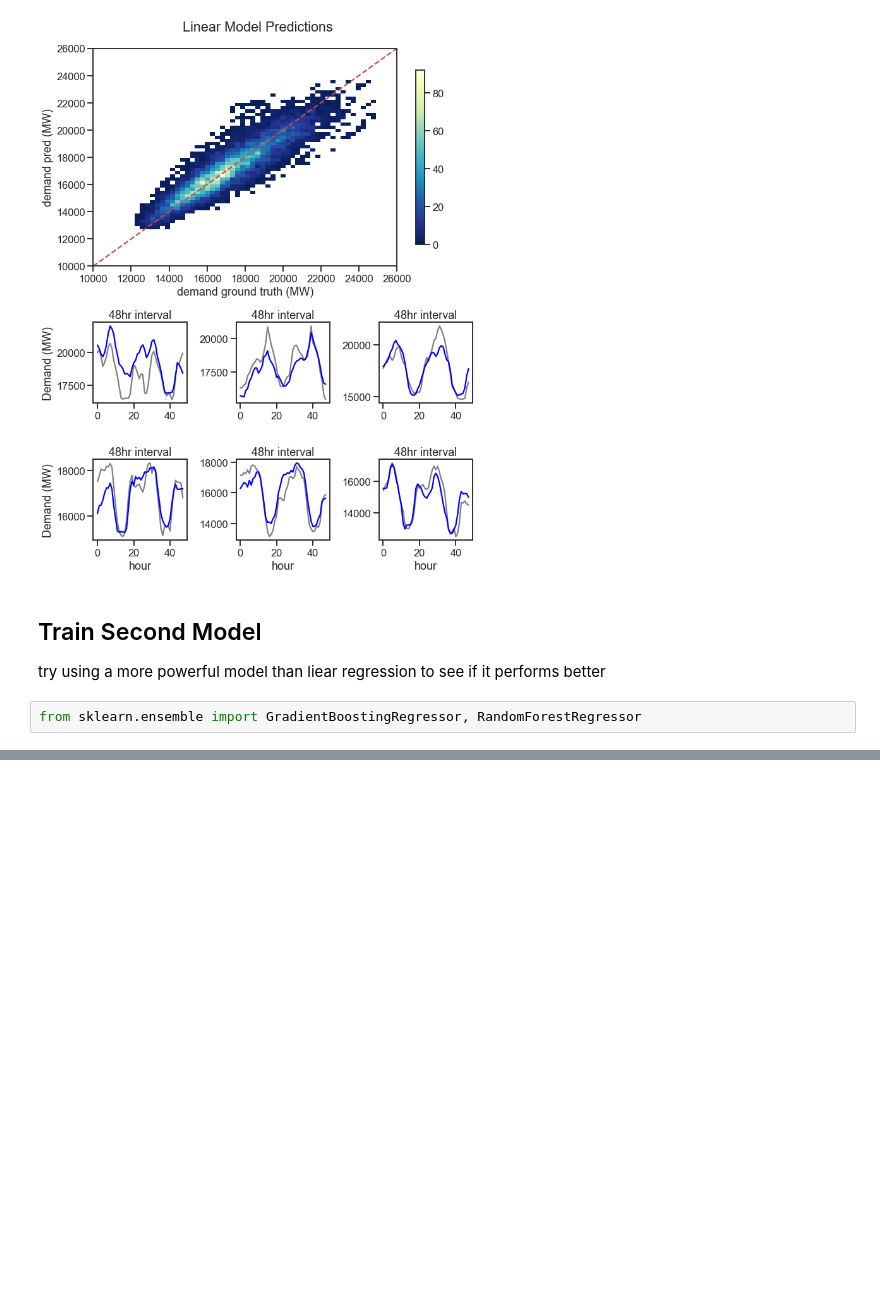
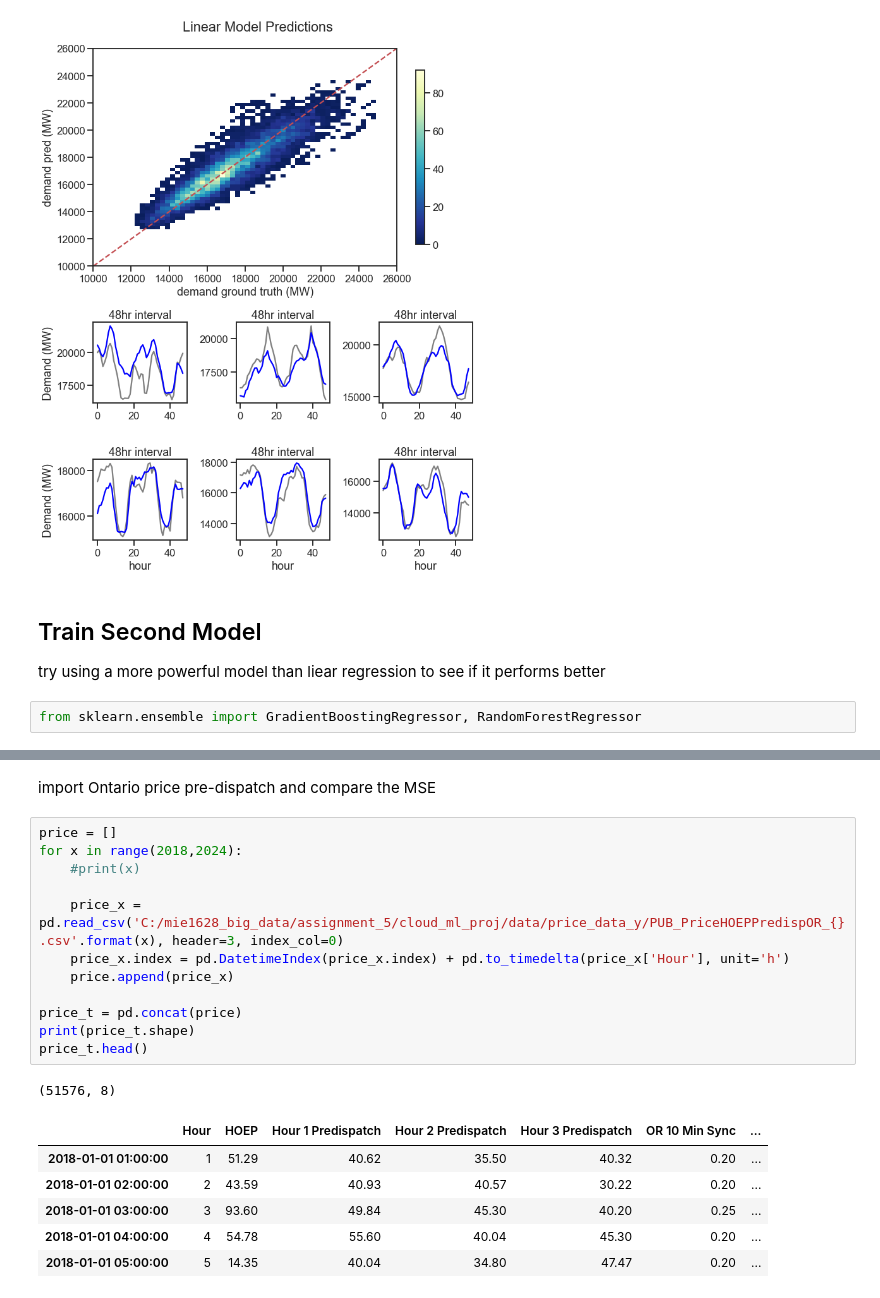
Before and after one commit to KeaganHRankin/cloud_ml_proj, a Jupyter notebook: models/model_1.ipynb, the cells around one changed output, grey strips where cells are left out. Cells and saved outputs as stored; diff of their text form; blank space fills up the shorter version.

```diff
--- a/models/model_1.ipynb
+++ b/models/model_1.ipynb
@@ -301,0 +339,22 @@ rand_plottr(y_test, y_pred2, colo='purple', title='Boosting Model Predictions')
+# %% [markdown]
+import Ontario price pre-dispatch and compare the MSE
+# %%
+price = []
+for x in range(2018,2024):
+    #print(x)
+
+    price_x = pd.read_csv('C:/mie1628_big_data/assignment_5/cloud_ml_proj/data/price_data_y/PUB_PriceHOEPPredispOR_{}.csv'.format(x), header=3, index_col=0)
+    price_x.index = pd.DatetimeIndex(price_x.index) + pd.to_timedelta(price_x['Hour'], unit='h')
+    price.append(price_x)
+
+price_t = pd.concat(price)
+print(price_t.shape)
+price_t.head()
+# %% [output]
+(51576, 8)
+|  | Hour | HOEP | Hour 1 Predispatch | Hour 2 Predispatch | Hour 3 Predispatch | OR 10 Min Sync | ... |
+| 2018-01-01 01:00:00 | 1 | 51.29 | 40.62 | 35.50 | 40.32 | 0.20 | ... |
+| 2018-01-01 02:00:00 | 2 | 43.59 | 40.93 | 40.57 | 30.22 | 0.20 | ... |
+| 2018-01-01 03:00:00 | 3 | 93.60 | 49.84 | 45.30 | 40.20 | 0.25 | ... |
+| 2018-01-01 04:00:00 | 4 | 54.78 | 55.60 | 40.04 | 45.30 | 0.20 | ... |
+| 2018-01-01 05:00:00 | 5 | 14.35 | 40.04 | 34.80 | 47.47 | 0.20 | ... |
```
Also changed, not shown: parts of 13 cells of this notebook.
